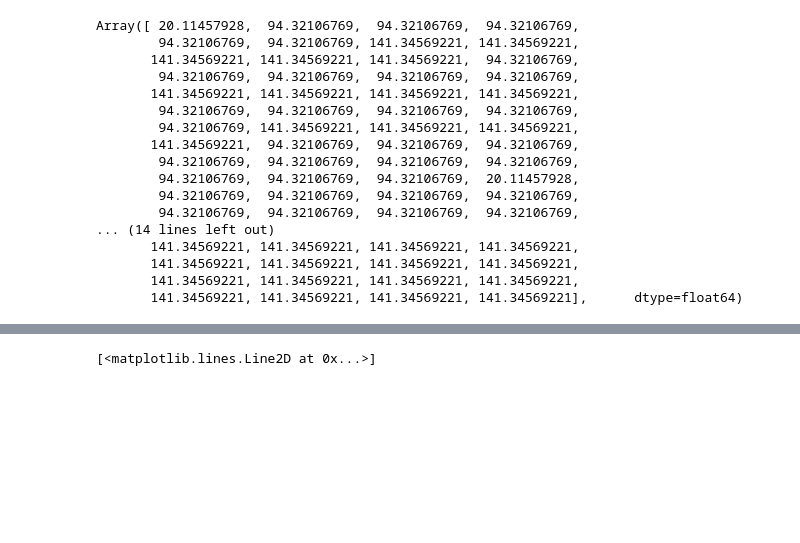
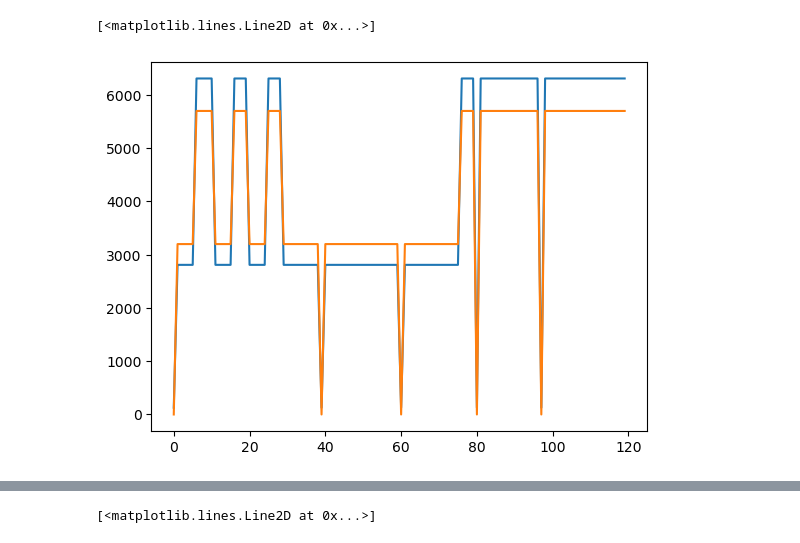
Before and after one commit to mackelab/dmri, a Jupyter notebook: notebooks/dmri_simulators.ipynb, the cells around one changed output, grey strips where cells are left out. Drawn from its saved outputs; the diff is of its cells as text; code cells hidden in the pictures; blank space fills up the shorter version.

```diff
--- a/notebooks/dmri_simulators.ipynb
+++ b/notebooks/dmri_simulators.ipynb
@@ -27,20 +27,21 @@ acq  = random_typical_ssfp_acquisition(jax.random.key(0))
-# %%
-acq.qvals
-# %% [output]
-Array([ 20.11457928,  94.32106769,  94.32106769,  94.32106769,
-        94.32106769,  94.32106769, 141.34569221, 141.34569221,
-       141.34569221, 141.34569221, 141.34569221,  94.32106769,
-        94.32106769,  94.32106769,  94.32106769,  94.32106769,
-       141.34569221, 141.34569221, 141.34569221, 141.34569221,
-        94.32106769,  94.32106769,  94.32106769,  94.32106769,
-        94.32106769, 141.34569221, 141.34569221, 141.34569221,
-       141.34569221,  94.32106769,  94.32106769,  94.32106769,
-        94.32106769,  94.32106769,  94.32106769,  94.32106769,
-        94.32106769,  94.32106769,  94.32106769,  20.11457928,
-        94.32106769,  94.32106769,  94.32106769,  94.32106769,
-        94.32106769,  94.32106769,  94.32106769,  94.32106769,
-... (14 lines left out)
-       141.34569221, 141.34569221, 141.34569221, 141.34569221,
-       141.34569221, 141.34569221, 141.34569221, 141.34569221,
-       141.34569221, 141.34569221, 141.34569221, 141.34569221,
-       141.34569221, 141.34569221, 141.34569221, 141.34569221],      dtype=float64)
+# %%
+bvals = np.array([
+    0, 3200, 3200, 3200, 3200, 3200, 5700, 5700, 5700, 5700, 5700,
+    3200, 3200, 3200, 3200, 3200, 5700, 5700, 5700, 5700, 3200, 3200,
+    3200, 3200, 3200, 5700, 5700, 5700, 5700, 3200, 3200, 3200, 3200,
+    3200, 3200, 3200, 3200, 3200, 3200, 0, 3200, 3200, 3200, 3200,
+    3200, 3200, 3200, 3200, 3200, 3200, 3200, 3200, 3200, 3200, 3200,
+    3200, 3200, 3200, 3200, 3200, 0, 3200, 3200, 3200, 3200, 3200,
+    3200, 3200, 3200, 3200, 3200, 3200, 3200, 3200, 3200, 3200, 5700,
+    5700, 5700, 5700, 0, 5700, 5700, 5700, 5700, 5700, 5700, 5700,
+    5700, 5700, 5700, 5700, 5700, 5700, 5700, 5700, 5700, 0, 5700,
+    5700, 5700, 5700, 5700, 5700, 5700, 5700, 5700, 5700, 5700, 5700,
+    5700, 5700, 5700, 5700, 5700, 5700, 5700, 5700, 5700, 5700
+])
+# %%
+import matplotlib.pyplot as plt
+plt.plot(acq.bvals)
+plt.plot(bvals)
+# %% [output]
+[<matplotlib.lines.Line2D at 0x...>]
+[figure, added]
```
Also changed, not shown: parts of 3 cells of this notebook, 8 other files.
